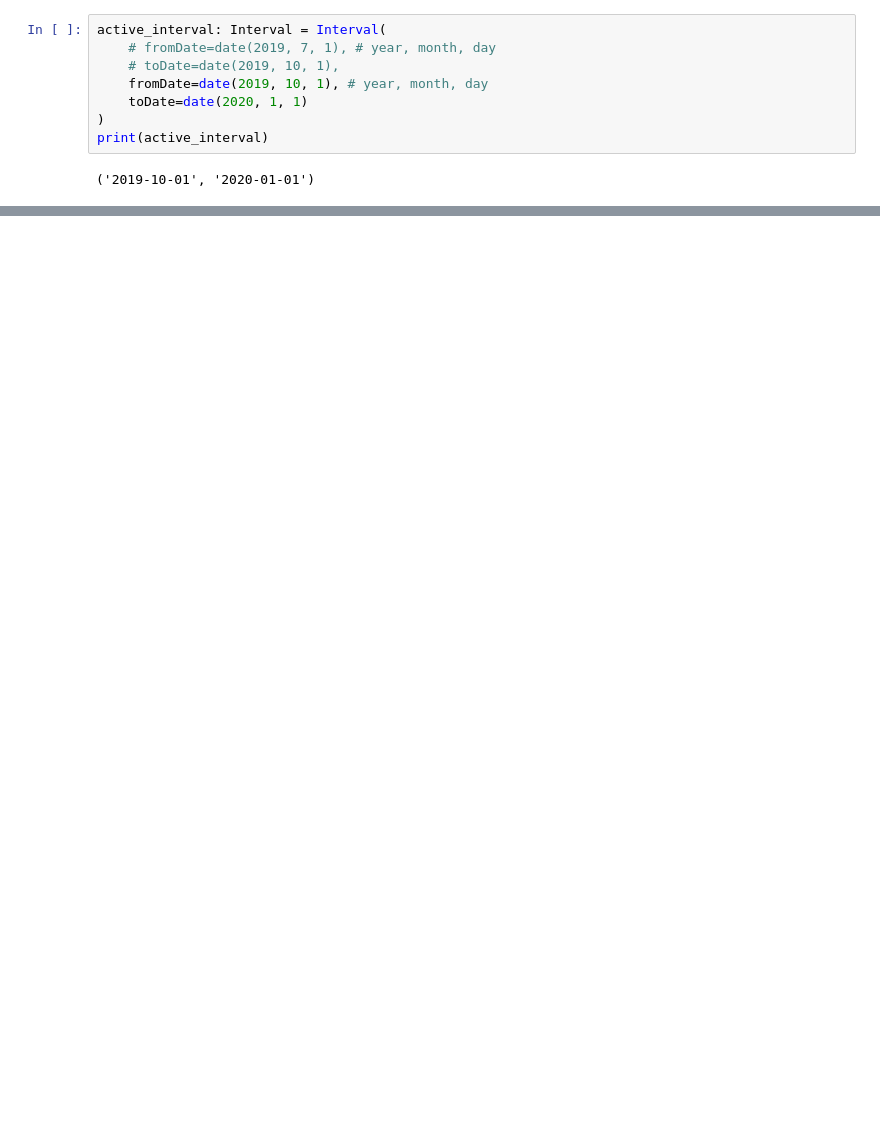
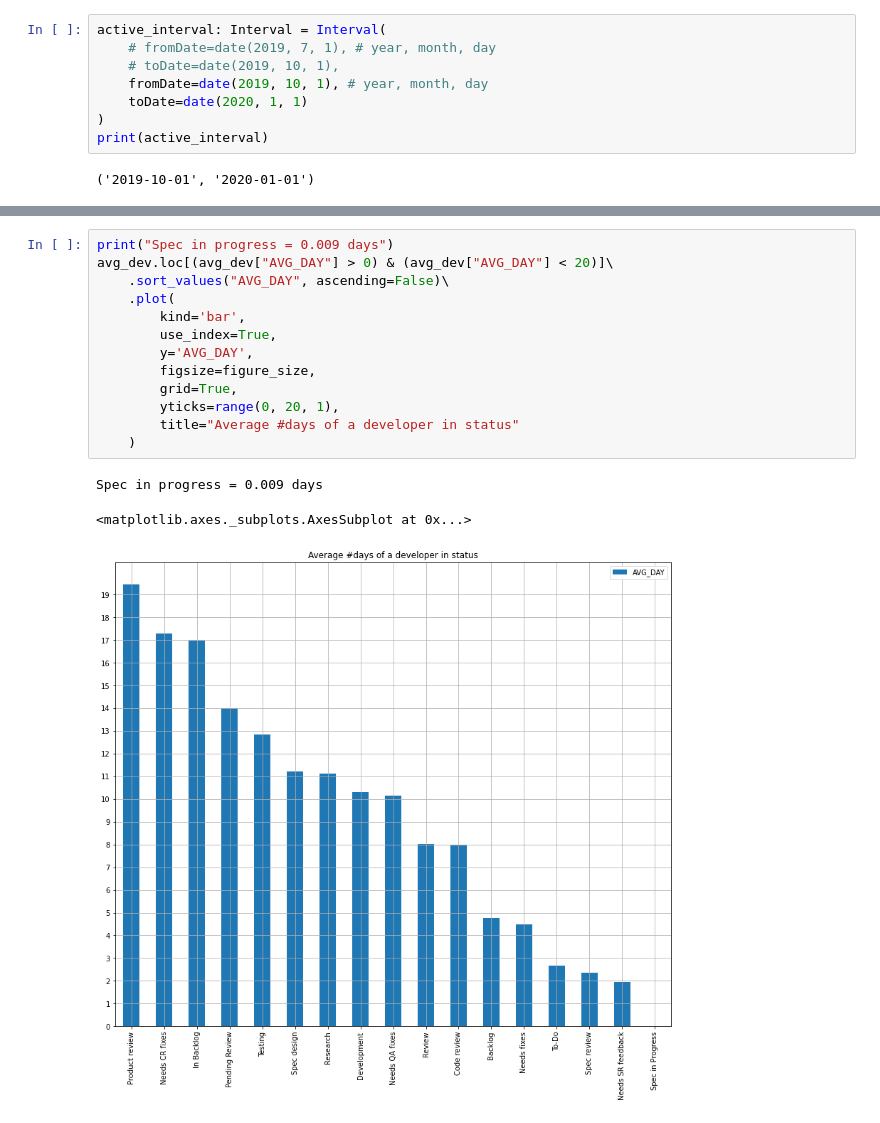
Before and after one commit to pr3mar/thesis, a Jupyter notebook: src/reports/timeline_analysis.ipynb, the cells around one changed output, grey strips where cells are left out. Cells and saved outputs as stored; diff of their text form; blank space fills up the shorter version.

```diff
--- a/src/reports/timeline_analysis.ipynb
+++ b/src/reports/timeline_analysis.ipynb
@@ -49,0 +80,17 @@ SELECT     STATUS "Status",     COUNT(DISTINCT KEY)             "UniqueIssues",
+# %%
+print("Spec in progress = 0.009 days")
+avg_dev.loc[(avg_dev["AVG_DAY"] > 0) & (avg_dev["AVG_DAY"] < 20)]\
+    .sort_values("AVG_DAY", ascending=False)\
+    .plot(
+        kind='bar',
+        use_index=True,
+        y='AVG_DAY',
+        figsize=figure_size,
+        grid=True,
+        yticks=range(0, 20, 1),
+        title="Average #days of a developer in status"
+    )
+# %% [output]
+Spec in progress = 0.009 days
+<matplotlib.axes._subplots.AxesSubplot at 0x...>
+[figure, added]
```
Also changed, not shown: parts of 7 cells of this notebook, 4 other files.
